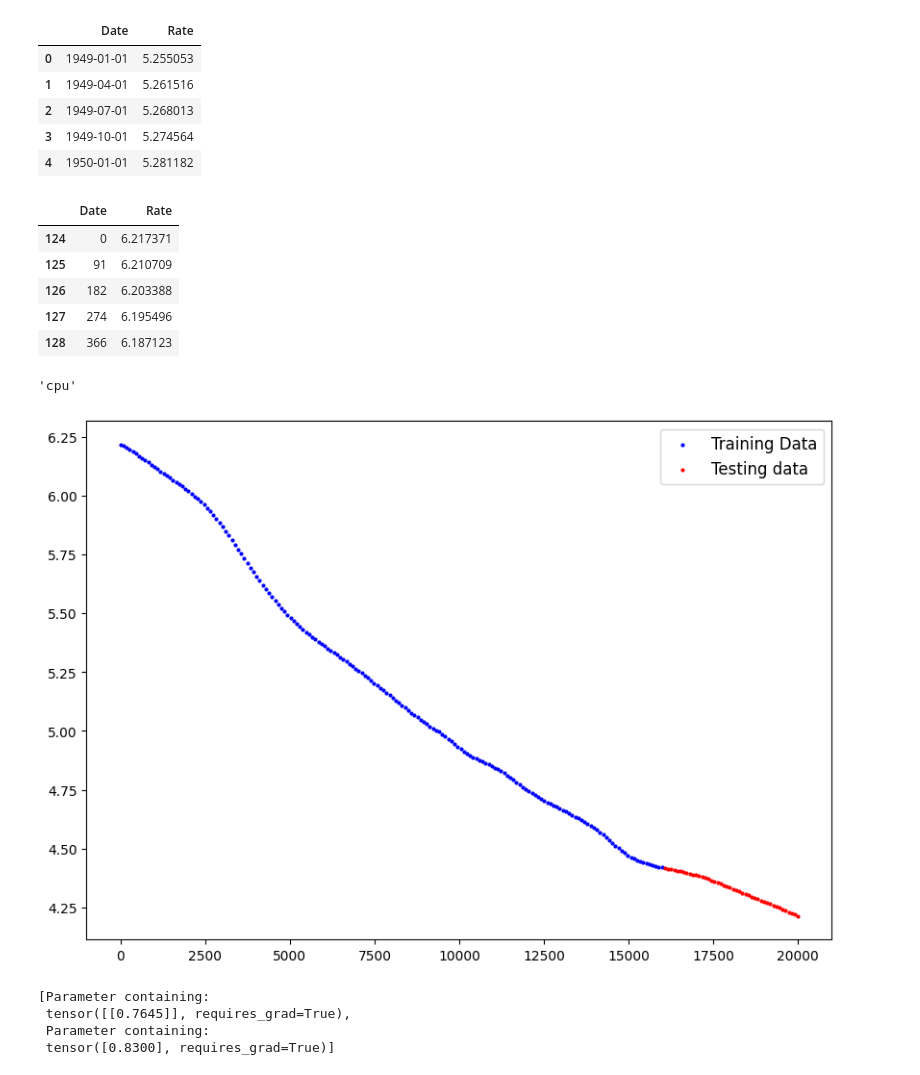
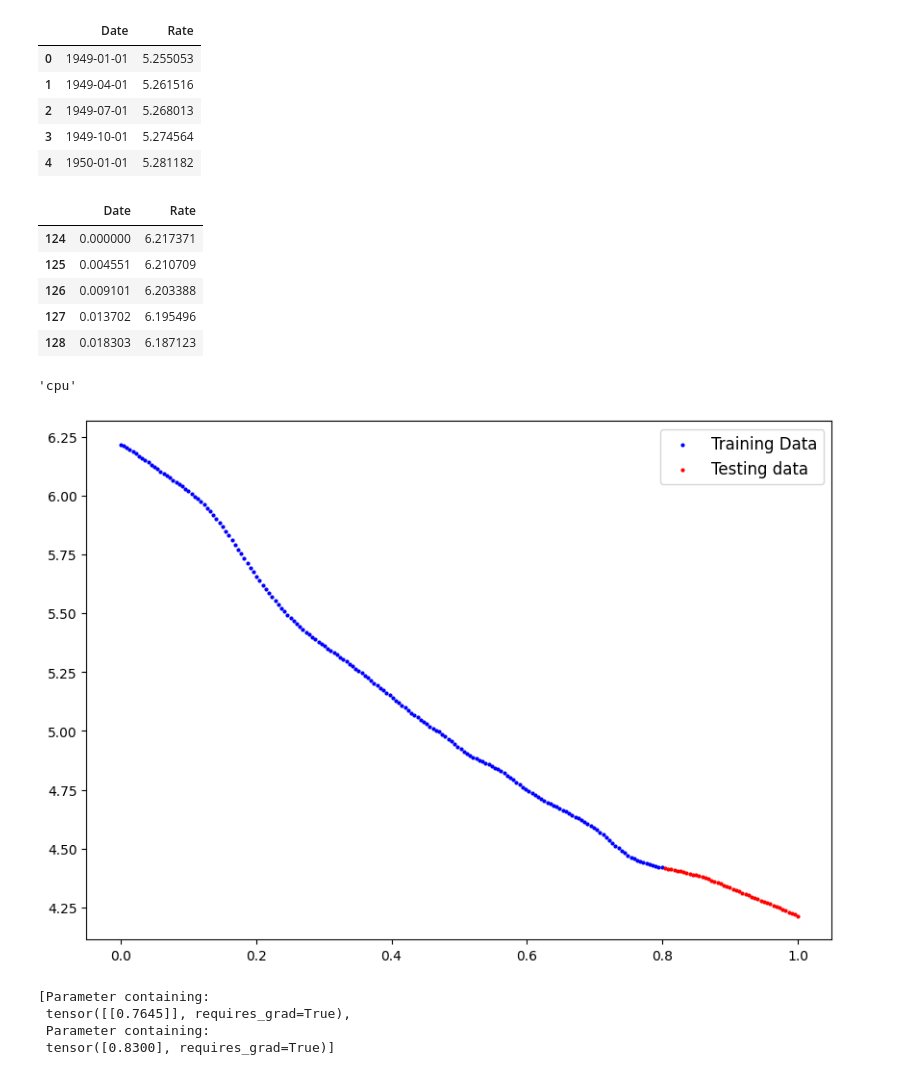
Before and after one commit to alt-rahul/regression, a Jupyter notebook: train.ipynb, the cells around one changed output. Drawn from its saved outputs; the diff is of its cells as text; code cells hidden in the pictures.

```diff
--- a/train.ipynb
+++ b/train.ipynb
@@ -63,15 +63,16 @@ data = data.iloc[124:]
 # %%
 data.reset_index(drop=True)
 data["Date"] = data["Date"].map(lambda x: x.toordinal())
 data["Date"] -= data["Date"].min()
+data["Date"] /= data["Date"].max()
 data.head()
 # %% [output]
 |  | Date | Rate |
-| 124 | 0 | 6.217371 |
-| 125 | 91 | 6.210709 |
-| 126 | 182 | 6.203388 |
-| 127 | 274 | 6.195496 |
-| 128 | 366 | 6.187123 |
+| 124 | 0.000000 | 6.217371 |
+| 125 | 0.004551 | 6.210709 |
+| 126 | 0.009101 | 6.203388 |
+| 127 | 0.013702 | 6.195496 |
+| 128 | 0.018303 | 6.187123 |
 # %%
 rates_tensor = torch.from_numpy(data["Rate"].values).unsqueeze(dim=1)
 dates_tensor = torch.from_numpy(data['Date'].values).unsqueeze(dim=1)
@@ -102,7 +103,7 @@ def plot_predictions(train_data = X_train, train_labels = y_train,
 # %%
 plot_predictions()
 # %% [output]
-[figure, old version]
+[figure, new version]
 # %%
 import torch.nn as nn
 class LinearRegressionModel(nn.Module):
```
Also changed, not shown: parts of 2 cells of this notebook.
